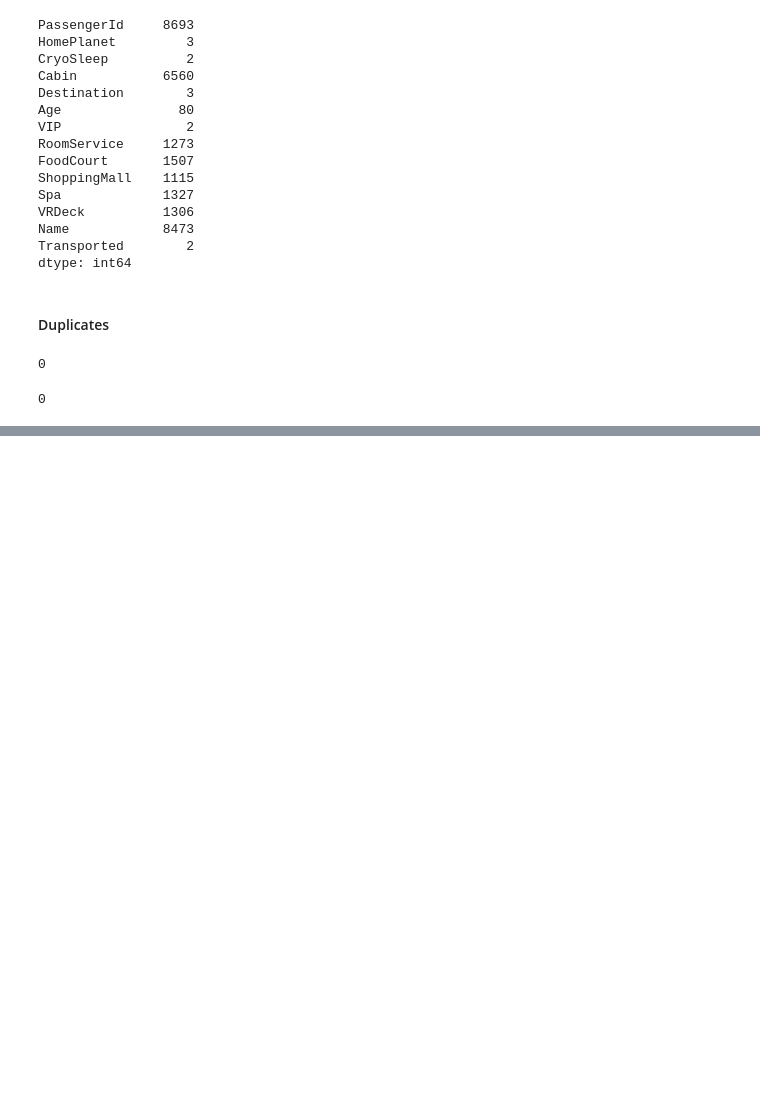
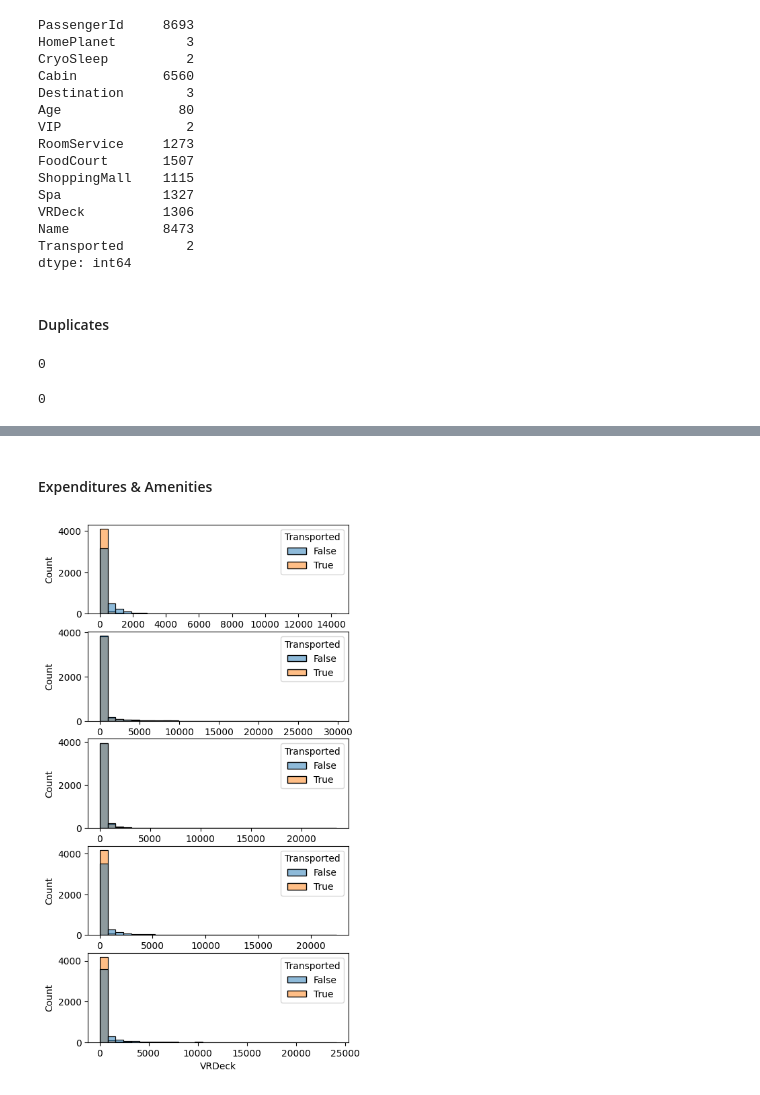
Before and after one commit to bartlomiejremlein/Kaggle-Spaceship-Titanic, a Jupyter notebook: notebooks/exploratory-data-analysis.ipynb, the cells around one changed output, grey strips where cells are left out. Cells and saved outputs as stored; diff of their text form; code cells hidden in the pictures; blank space fills up the shorter version.

```diff
--- a/notebooks/exploratory-data-analysis.ipynb
+++ b/notebooks/exploratory-data-analysis.ipynb
@@ -127,0 +201,11 @@ test.duplicated().sum()
+# %% [markdown]
+#### Expenditures & Amenities
+# %%
+expenditures_columns = ['RoomService', 'FoodCourt', 'ShoppingMall', 'Spa', 'VRDeck']
+
+fig, axs = plt.subplots(5, 1, figsize=(5, 10))
+
+for idx, col in enumerate(expenditures_columns):
+    sns.histplot(data=train, x=col, hue='Transported', ax=axs[idx], bins=30)
+# %% [output]
+[figure, added]
```
Also changed, not shown: parts of 13 cells of this notebook.
